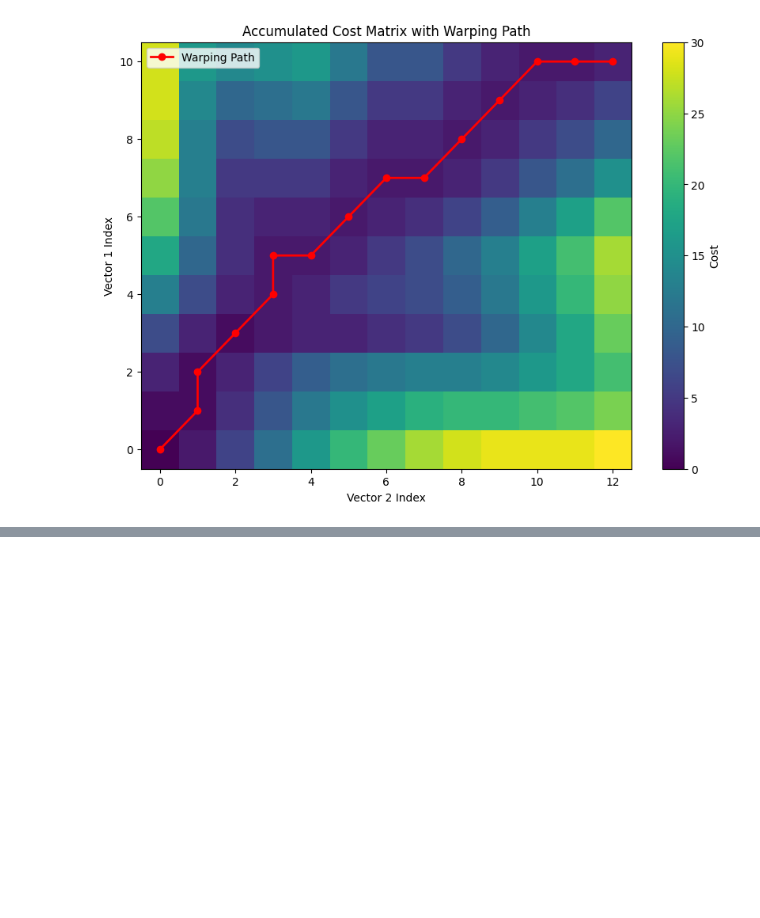
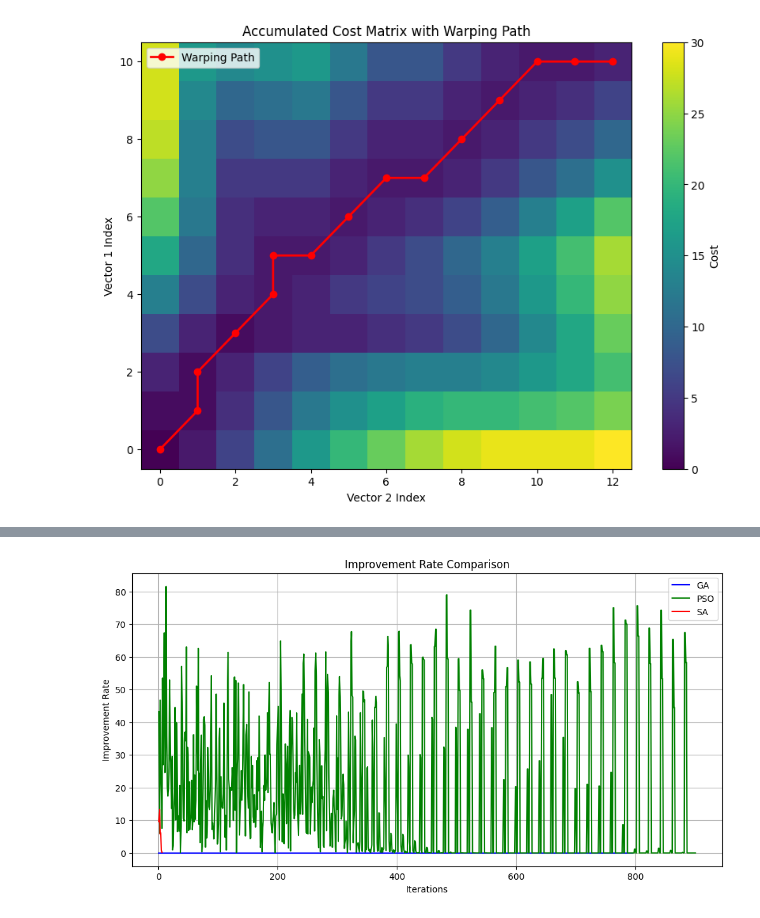
Before and after one commit to noelmt7/Speech_Recognition, a Jupyter notebook: 2348538_LAB6_DTW.ipynb, the cells around one changed output, grey strips where cells are left out. Cells and saved outputs as stored; diff of their text form; code cells hidden in the pictures; blank space fills up the shorter version.

```diff
--- a/2348538_LAB6_DTW.ipynb
+++ b/2348538_LAB6_DTW.ipynb
@@ -70,0 +174,22 @@ plt.show()
+# %%
+# Calculate improvement rates
+def calculate_improvement_rate(results):
+    return [abs(results[i] - results[i - 1]) for i in range(1, len(results))]
+
+ga_rate = calculate_improvement_rate(ga_results)
+pso_rate = calculate_improvement_rate(pso_results)
+sa_rate = calculate_improvement_rate(sa_results)
+
+# Plot improvement rates
+plt.figure(figsize=(12, 6))
+plt.plot(range(1, len(ga_rate) + 1), ga_rate, label="GA", color="blue")
+plt.plot(range(1, len(pso_rate) + 1), pso_rate, label="PSO", color="green")
+plt.plot(range(1, len(sa_rate) + 1), sa_rate, label="SA", color="red")
+plt.xlabel("Iterations")
+plt.ylabel("Improvement Rate")
+plt.title("Improvement Rate Comparison")
+plt.legend()
+plt.grid()
+plt.show()
+# %% [output]
+[figure, added]
```
Also changed, not shown: parts of 3 cells of this notebook.
